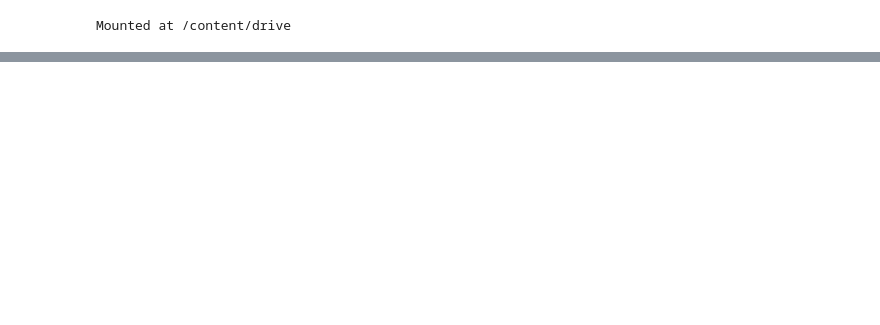
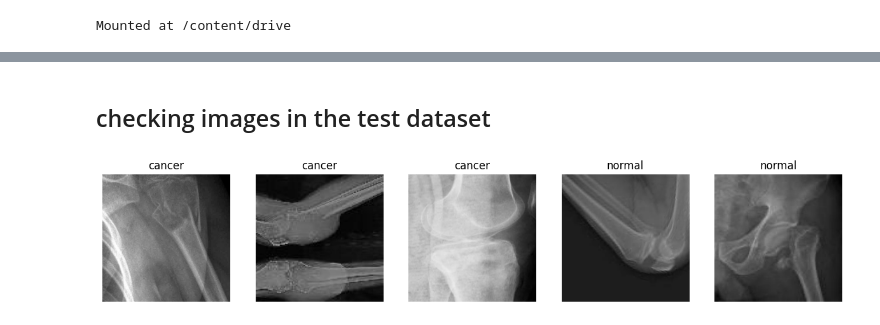
Before and after one commit to nnaemekaukpa/Leveraging-Deep-Learning-Architecture-for-Accurate-and-Efficient-Bone-Cancer-Detection-, a Jupyter notebook: Bone_cancer_detection.ipynb, the cells around one changed output, grey strips where cells are left out. Saved outputs shown, nothing was run; the diff lists cells and outputs as text; code cells hidden in the pictures; blank space fills up the shorter version.

```diff
--- a/Bone_cancer_detection.ipynb
+++ b/Bone_cancer_detection.ipynb
@@ -149,0 +95,34 @@ plt.show()
+# %% [markdown]
+## checking images in the test dataset
+# %%
+
+
+# Get classes (subfolders)
+classes = [d for d in os.listdir(test_dataset) if os.path.isdir(os.path.join(test_dataset, d))]
+
+# Select 5 random images from random classes
+images = []
+labels = []
+for _ in range(5):
+    ## selecting image at random from the train dataset
+    class_name = random.choice(classes)
+    ##  class_path allows train_dataset to join with the class (normal,cancer,unlabled)
+    class_path = os.path.join(test_dataset, class_name)
+    ## allows images to be selected at random from the class_path
+    image_file = random.choice(os.listdir(class_path))
+    ## joins image with the image file e.g (normal associate with normal and cancer associate with cancer)
+    images.append(os.path.join(class_path, image_file))
+    labels.append(class_name)
+
+# Display images
+plt.figure(figsize=(15, 20))
+for i, img_path in enumerate(images):
+    img = mpimg.imread(img_path)
+    plt.subplot(1, 5, i + 1)
+    plt.imshow(img)
+    plt.title(labels[i])
+    plt.axis("off")
+
+plt.show()
+# %% [output]
+[figure, added]
```
Also changed, not shown: parts of 17 cells of this notebook.
